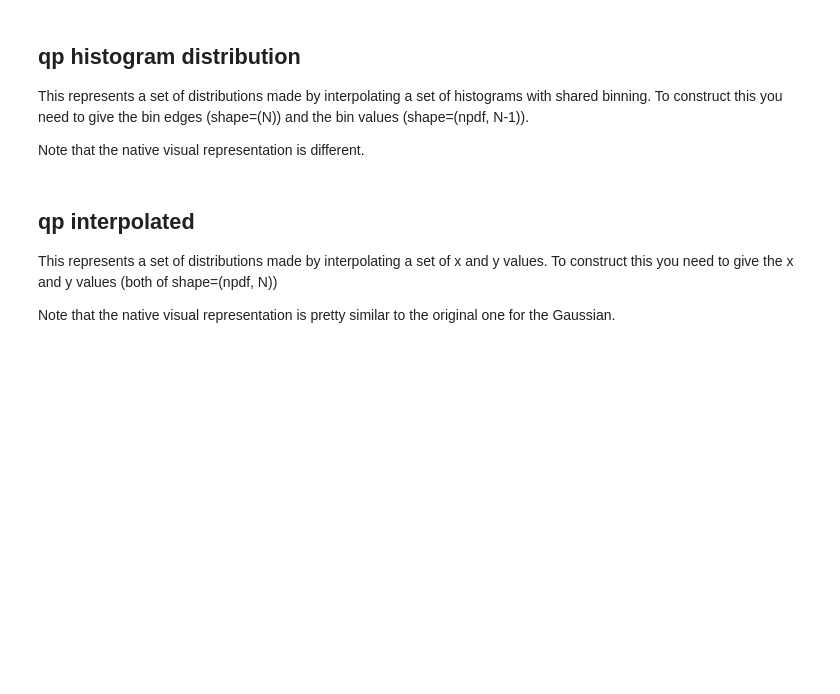
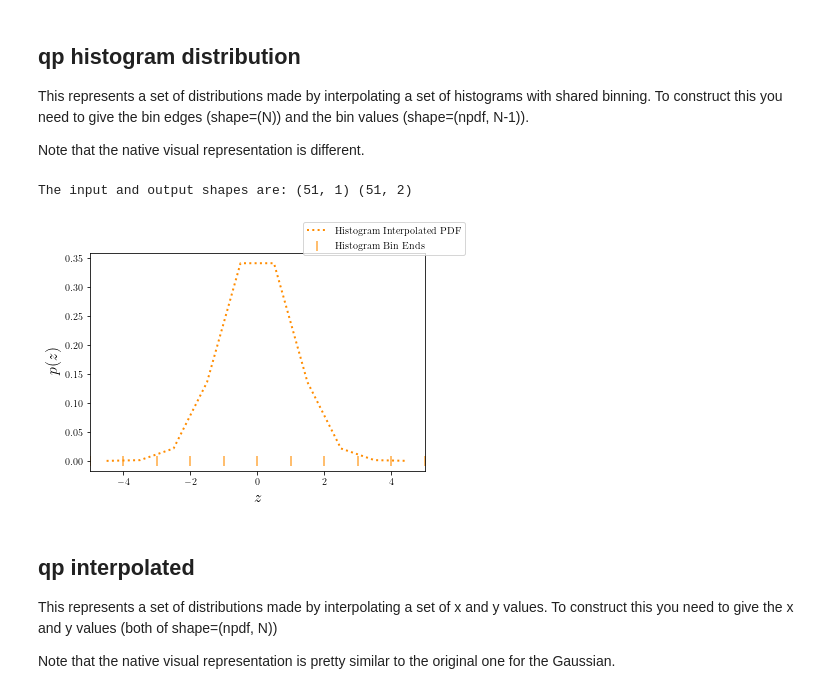
Before and after one commit to aimalz/qp, a Jupyter notebook: docs/notebooks/demo.ipynb, the cells around one changed output. Saved outputs shown, nothing was run; the diff lists cells and outputs as text; code cells hidden in the pictures; blank space fills up the shorter version.

```diff
--- a/docs/notebooks/demo.ipynb
+++ b/docs/notebooks/demo.ipynb
@@ -95,13 +129,17 @@ Note that the native visual representation is different.
 # %%
 bins = np.linspace(-5, 5, 11)
 cdf = norm_pdf.cdf(bins)
 bin_vals = cdf[:,1:] - cdf[:,0:-1]
 hist_pdf = qp.hist(bins=bins, pdfs=bin_vals)
+xvals = np.expand_dims(xvals, -1)
 yvals = hist_pdf.pdf(xvals)
 print("The input and output shapes are:", xvals.shape, yvals.shape)
 hist_pdf1 = qp.hist(bins=bins, pdfs=np.atleast_2d(bin_vals[0]))
 fig, axes = qp.qp_plot_native(hist_pdf1, xlim=(-5., 5.))
 leg = fig.legend()
+# %% [output]
+The input and output shapes are: (51, 1) (51, 2)
+[figure, added]
 # %% [markdown]
 ## qp interpolated
 
```
Also changed, not shown: parts of 16 cells of this notebook, 4 other files.
